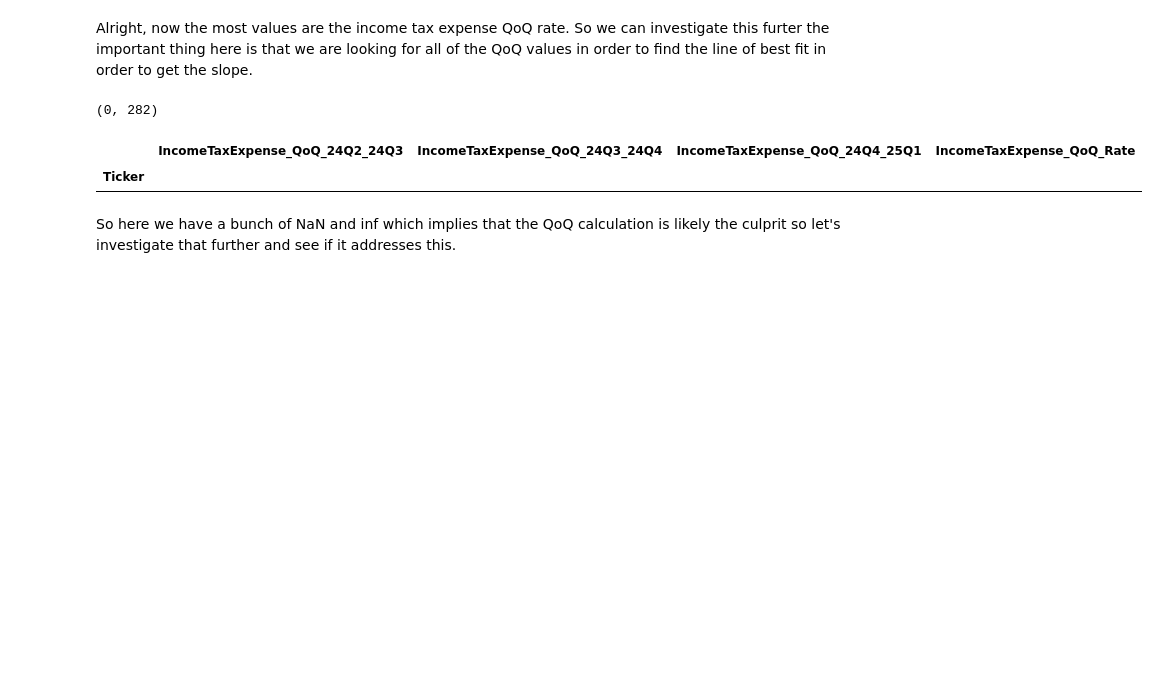
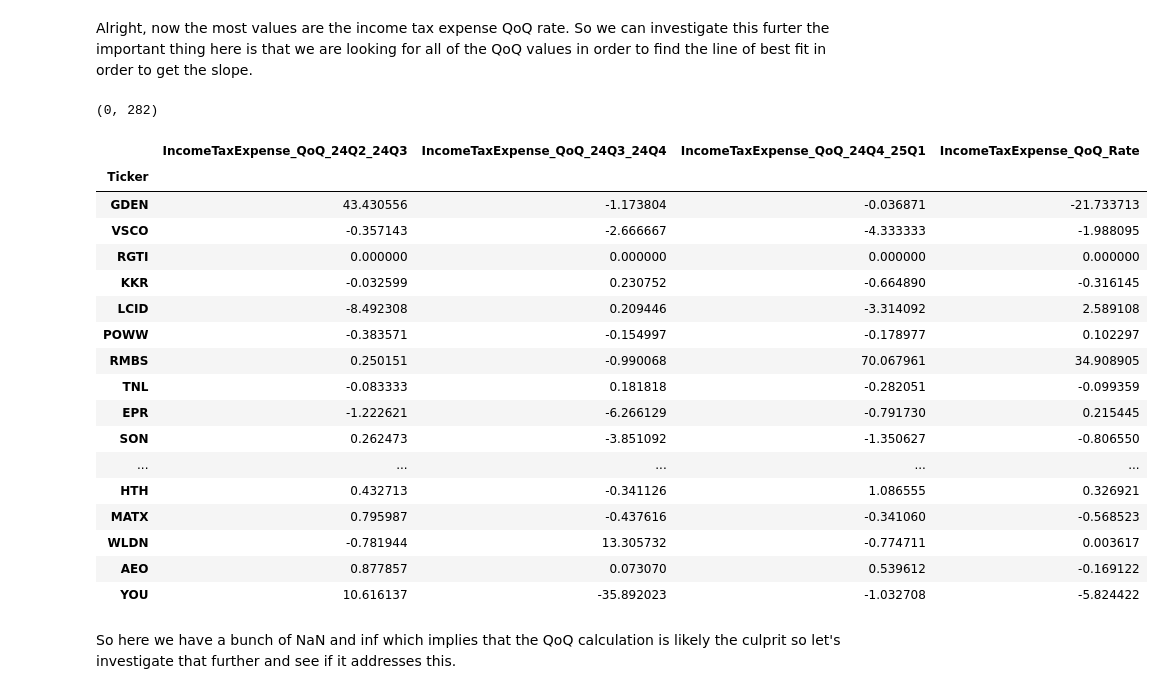
Before and after one commit to tmacpherson6/machine_learning_in_fundamental_valuations, a Jupyter notebook: Notebooks/Thomas/Troubleshooting QoQ calculations.ipynb, the cells around one changed output. Drawn from its saved outputs; the diff is of its cells as text; code cells hidden in the pictures; blank space fills up the shorter version.

```diff
--- a/Notebooks/Thomas/Troubleshooting QoQ calculations.ipynb
+++ b/Notebooks/Thomas/Troubleshooting QoQ calculations.ipynb
@@ -122,10 +130,26 @@ missing_income.shape
 (0, 282)
 # %%
 columns_to_investigate = ['IncomeTaxExpense_QoQ_24Q2_24Q3','IncomeTaxExpense_QoQ_24Q3_24Q4','IncomeTaxExpense_QoQ_24Q4_25Q1','IncomeTaxExpense_QoQ_Rate']
-missing_income[columns_to_investigate].head(10)
+df[columns_to_investigate].sample(20)
 # %% [output]
 |  | IncomeTaxExpense_QoQ_24Q2_24Q3 | IncomeTaxExpense_QoQ_24Q3_24Q4 | IncomeTaxExpense_QoQ_24Q4_25Q1 | IncomeTaxExpense_QoQ_Rate |
 | Ticker |  |  |  |  |
+| GDEN | 43.430556 | -1.173804 | -0.036871 | -21.733713 |
+| VSCO | -0.357143 | -2.666667 | -4.333333 | -1.988095 |
+| RGTI | 0.000000 | 0.000000 | 0.000000 | 0.000000 |
+| KKR | -0.032599 | 0.230752 | -0.664890 | -0.316145 |
+| LCID | -8.492308 | 0.209446 | -3.314092 | 2.589108 |
+| POWW | -0.383571 | -0.154997 | -0.178977 | 0.102297 |
+| RMBS | 0.250151 | -0.990068 | 70.067961 | 34.908905 |
+| TNL | -0.083333 | 0.181818 | -0.282051 | -0.099359 |
+| EPR | -1.222621 | -6.266129 | -0.791730 | 0.215445 |
+| SON | 0.262473 | -3.851092 | -1.350627 | -0.806550 |
+| ... | ... | ... | ... | ... |
+| HTH | 0.432713 | -0.341126 | 1.086555 | 0.326921 |
+| MATX | 0.795987 | -0.437616 | -0.341060 | -0.568523 |
+| WLDN | -0.781944 | 13.305732 | -0.774711 | 0.003617 |
+| AEO | 0.877857 | 0.073070 | 0.539612 | -0.169122 |
+| YOU | 10.616137 | -35.892023 | -1.032708 | -5.824422 |
 # %% [markdown]
 So here we have a bunch of NaN and inf which implies that the QoQ calculation is likely the culprit so let's investigate that further and see if it addresses this.
 # %%
```
Also changed, not shown: parts of 2 cells of this notebook.
